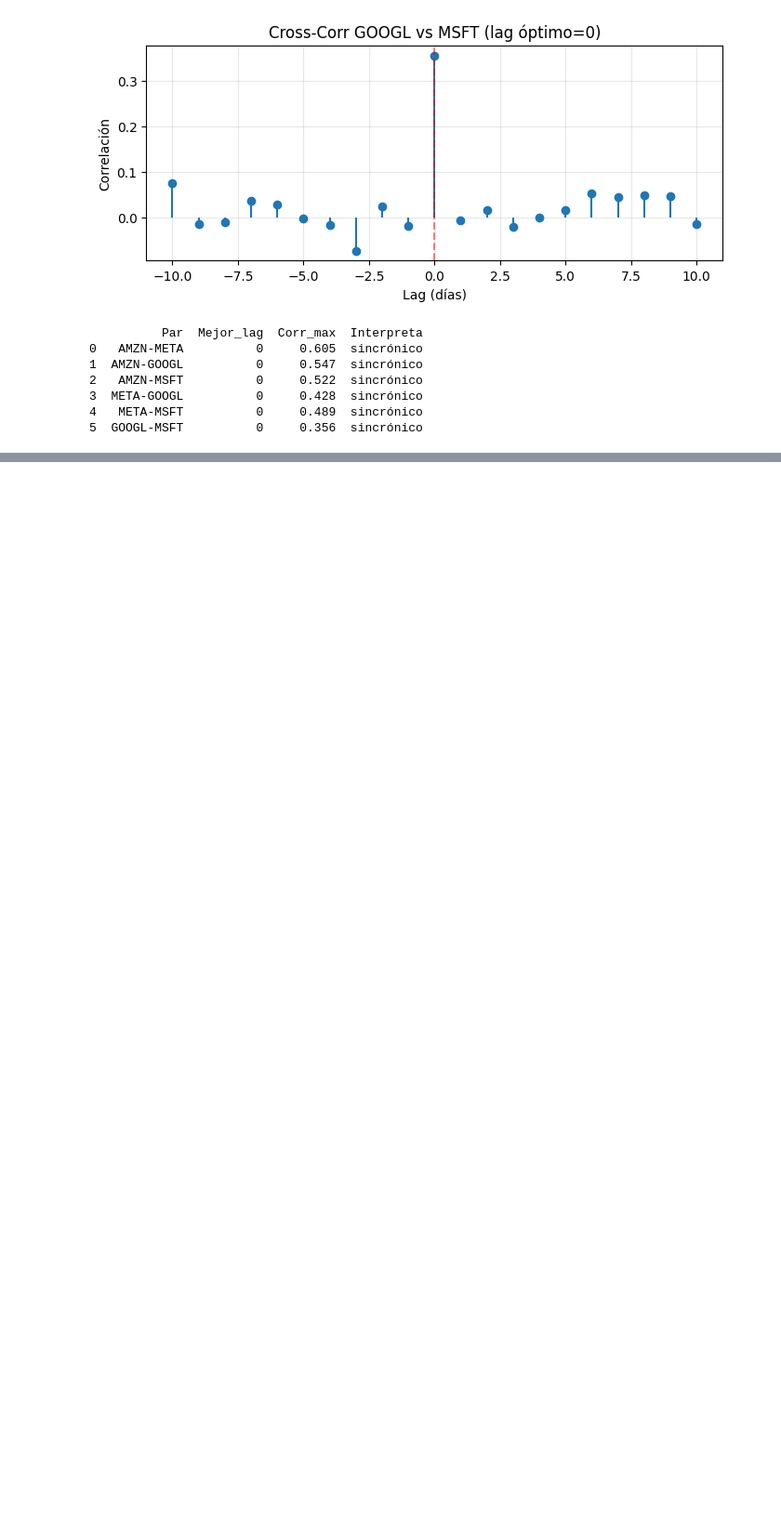
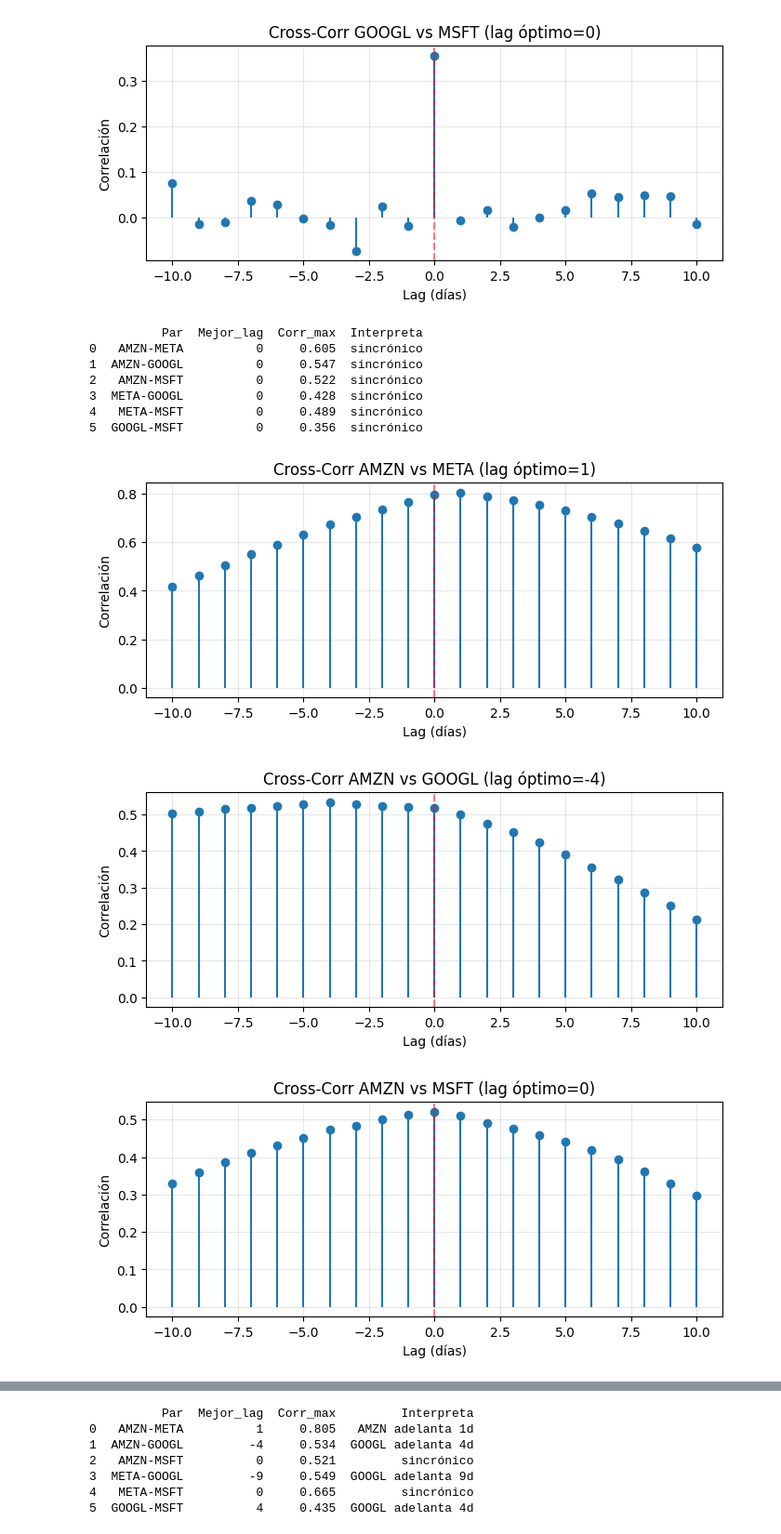
Before and after one commit to Saul-Ochoa/-Forecast-Time-Series-Repository, a Jupyter notebook: Relaciones entre los 7 Magníficos/Relaciones_stocks.ipynb, the cells around one changed output, grey strips where cells are left out. Shown at 93% size. Drawn from its saved outputs; the diff is of its cells as text; code cells hidden in the pictures; blank space fills up the shorter version.

```diff
--- a/Relaciones entre los 7 Magníficos/Relaciones_stocks.ipynb
+++ b/Relaciones entre los 7 Magníficos/Relaciones_stocks.ipynb
@@ -1149,3 +1149,11 @@ print(cc_df)
 3  META-GOOGL          0     0.428  sincrónico
 4   META-MSFT          0     0.489  sincrónico
 5  GOOGL-MSFT          0     0.356  sincrónico
+# %%
+vol = returns_log[tickers].rolling(21).std()*np.sqrt(252)
+cc_vol = cross_correlation_matrix(vol, ['AMZN','META','GOOGL','MSFT'], max_lag=10)
+print(cc_vol)
+# %% [output]
+[figure, added]
+[figure, added]
+[figure, added]
@@ -1151,0 +1163,7 @@ print(cc_df)
+          Par  Mejor_lag  Corr_max         Interpreta
+0   AMZN-META          1     0.805   AMZN adelanta 1d
+1  AMZN-GOOGL         -4     0.534  GOOGL adelanta 4d
+2   AMZN-MSFT          0     0.521         sincrónico
+3  META-GOOGL         -9     0.549  GOOGL adelanta 9d
+4   META-MSFT          0     0.665         sincrónico
+5  GOOGL-MSFT          4     0.435  GOOGL adelanta 4d
```
Also changed, not shown: parts of 5 cells of this notebook.
